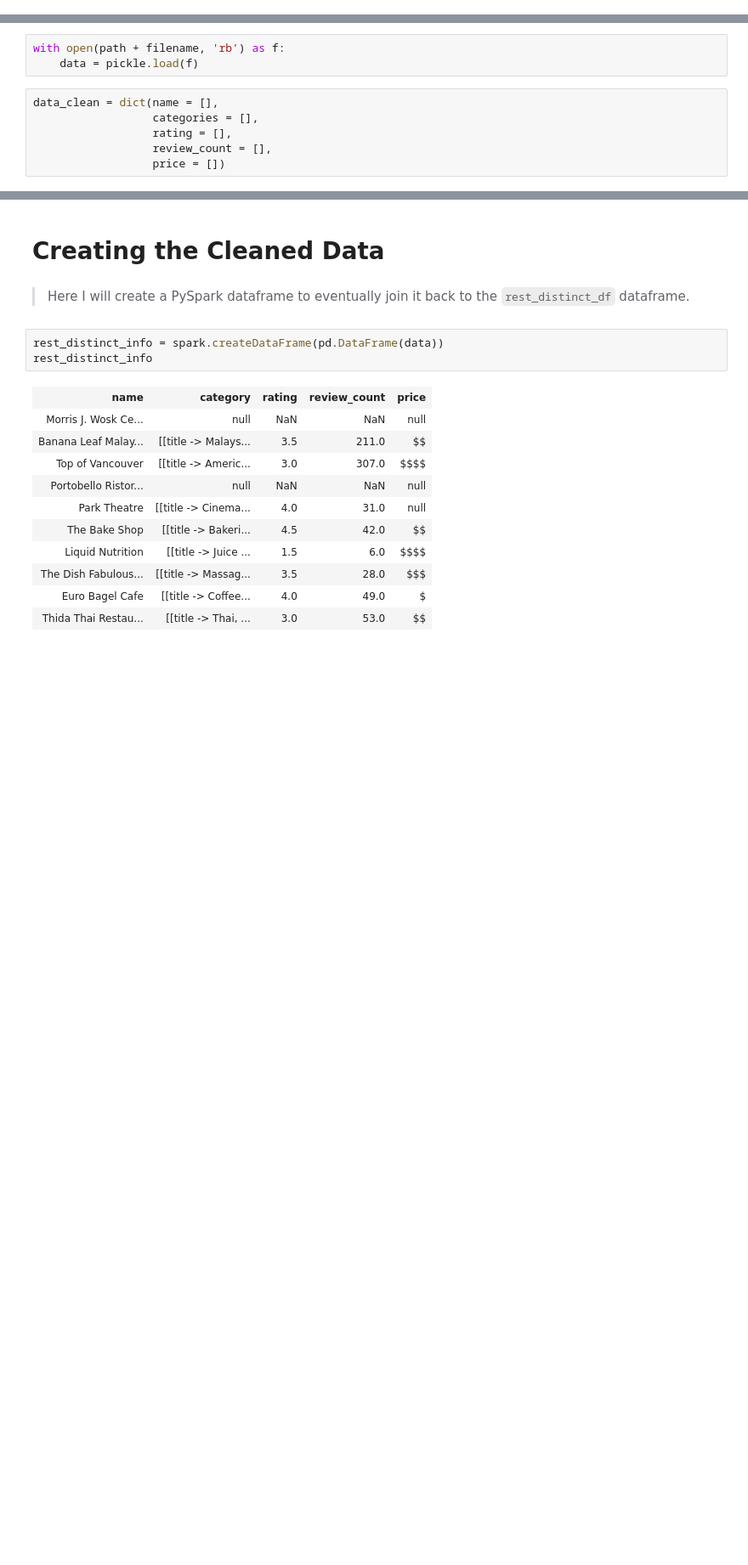
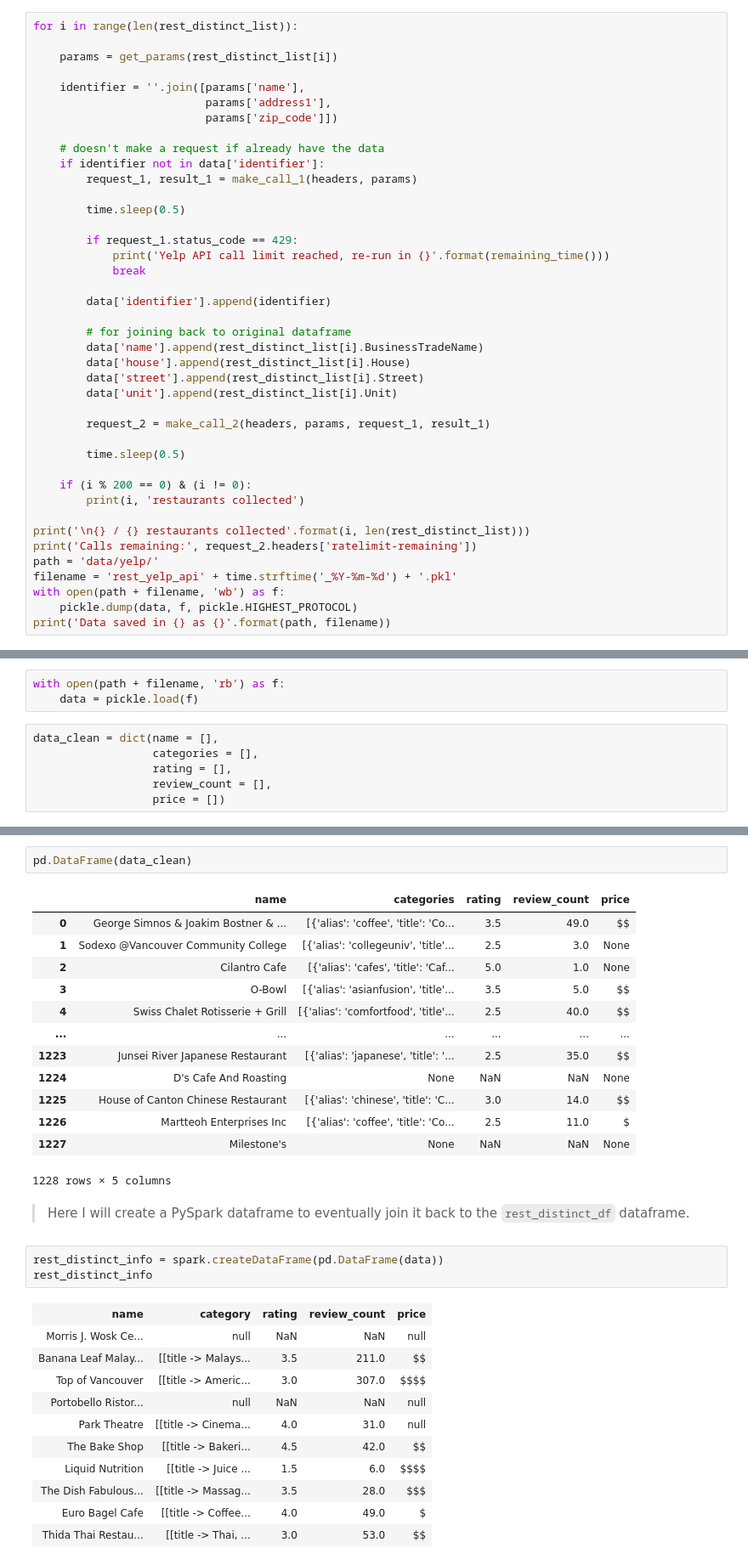
Before and after one commit to bradentam/vancouver_restaurants_project, a Jupyter notebook: eda/eda.ipynb, the cells around one changed output, grey strips where cells are left out. Shown: that part at 85% size. Saved outputs shown, nothing was run; the diff lists cells and outputs as text; blank space fills up the shorter version.

```diff
--- a/eda/eda.ipynb
+++ b/eda/eda.ipynb
@@ -437,0 +360,41 @@ for i in range(len(data['yelp_call'])):
+# %%
+for i in range(len(rest_distinct_list)):
+
+    params = get_params(rest_distinct_list[i])
+
+    identifier = ''.join([params['name'],
+                          params['address1'],
+                          params['zip_code']])
+
+    # doesn't make a request if already have the data
+    if identifier not in data['identifier']:
+        request_1, result_1 = make_call_1(headers, params)
+
+        time.sleep(0.5)
+
+        if request_1.status_code == 429:
+            print('Yelp API call limit reached, re-run in {}'.format(remaining_time()))
+            break
+
+        data['identifier'].append(identifier)
+
+        # for joining back to original dataframe
+        data['name'].append(rest_distinct_list[i].BusinessTradeName)
+        data['house'].append(rest_distinct_list[i].House)
+        data['street'].append(rest_distinct_list[i].Street)
+        data['unit'].append(rest_distinct_list[i].Unit)
+
+        request_2 = make_call_2(headers, params, request_1, result_1)
+
+        time.sleep(0.5)
+
+    if (i % 200 == 0) & (i != 0):
+        print(i, 'restaurants collected')
+
+print('\n{} / {} restaurants collected'.format(i, len(rest_distinct_list)))
+print('Calls remaining:', request_2.headers['ratelimit-remaining'])
+path = 'data/yelp/'
+filename = 'rest_yelp_api' + time.strftime('_%Y-%m-%d') + '.pkl'
+with open(path + filename, 'wb') as f:
+    pickle.dump(data, f, pickle.HIGHEST_PROTOCOL)
+print('Data saved in {} as {}'.format(path, filename))
@@ -544,5 +461,19 @@ requests.get('https://api.yelp.com/v3/businesses/{}'.format(request.json()['busi
-# %% [markdown]
-# Creating the Cleaned Data
+# %%
+pd.DataFrame(data_clean)
+# %% [output]
+|  | name | categories | rating | review_count | price |
+| 0 | George Simnos & Joakim Bostner & ... | [{'alias': 'coffee', 'title': 'Co... | 3.5 | 49.0 | $$ |
+| 1 | Sodexo @Vancouver Community College | [{'alias': 'collegeuniv', 'title'... | 2.5 | 3.0 | None |
+| 2 | Cilantro Cafe | [{'alias': 'cafes', 'title': 'Caf... | 5.0 | 1.0 | None |
+| 3 | O-Bowl | [{'alias': 'asianfusion', 'title'... | 3.5 | 5.0 | $$ |
+| 4 | Swiss Chalet Rotisserie + Grill | [{'alias': 'comfortfood', 'title'... | 2.5 | 40.0 | $$ |
+| ... | ... | ... | ... | ... | ... |
+| 1223 | Junsei River Japanese Restaurant | [{'alias': 'japanese', 'title': '... | 2.5 | 35.0 | $$ |
+| 1224 | D's Cafe And Roasting | None | NaN | NaN | None |
+| 1225 | House of Canton Chinese Restaurant | [{'alias': 'chinese', 'title': 'C... | 3.0 | 14.0 | $$ |
+| 1226 | Martteoh Enterprises Inc | [{'alias': 'coffee', 'title': 'Co... | 2.5 | 11.0 | $ |
+| 1227 | Milestone's | None | NaN | NaN | None |
+1228 rows × 5 columns
 # %% [markdown]
 > Here I will create a PySpark dataframe to eventually join it back to the `rest_distinct_df` dataframe.
 # %%
```
Also changed, not shown: parts of 18 cells of this notebook.
